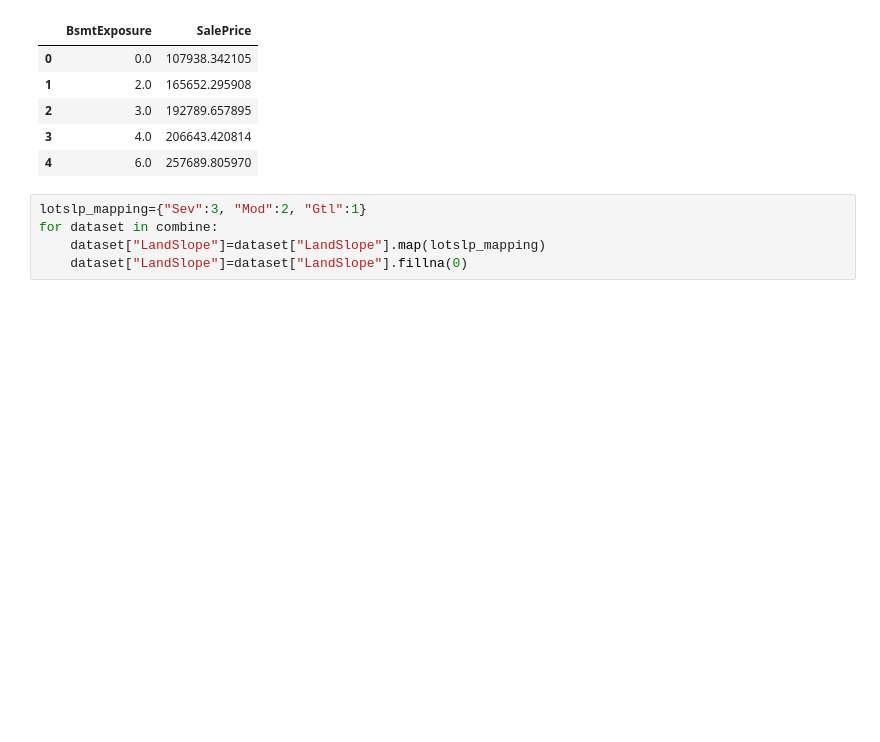
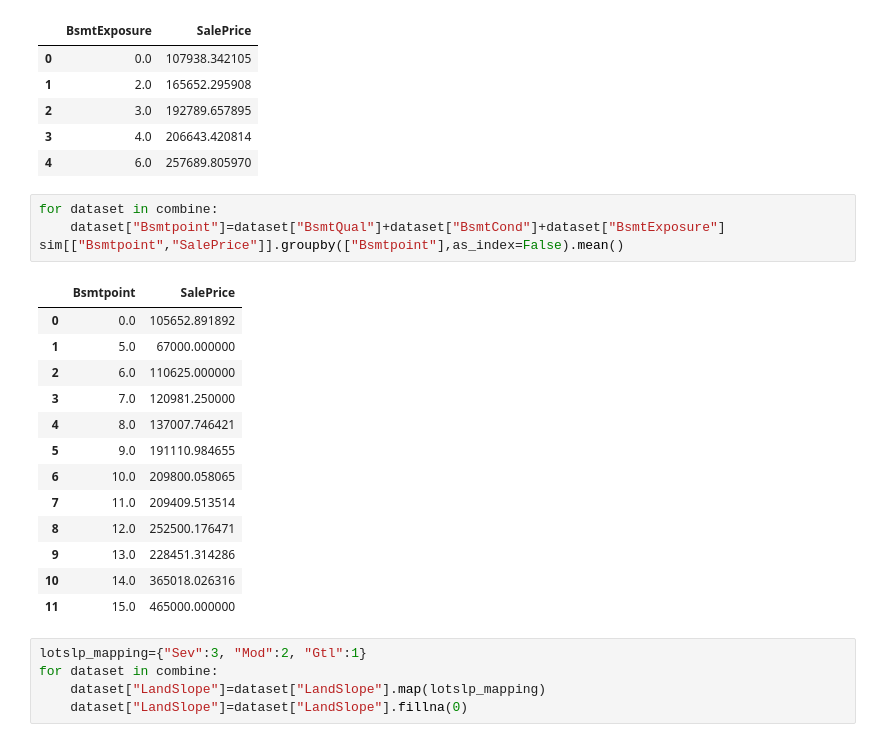
Before and after one commit to ArcheTree/2022training, a Jupyter notebook: python/kaggle/House/Untitled.ipynb, the cells around one changed output. Cells and saved outputs as stored; diff of their text form; blank space fills up the shorter version.

```diff
--- a/python/kaggle/House/Untitled.ipynb
+++ b/python/kaggle/House/Untitled.ipynb
@@ -222,6 +202,24 @@ sim[["BsmtExposure","SalePrice"]].groupby(["BsmtExposure"],as_index=False).mean(
 | 2 | 3.0 | 192789.657895 |
 | 3 | 4.0 | 206643.420814 |
 | 4 | 6.0 | 257689.805970 |
+# %%
+for dataset in combine:
+    dataset["Bsmtpoint"]=dataset["BsmtQual"]+dataset["BsmtCond"]+dataset["BsmtExposure"]
+sim[["Bsmtpoint","SalePrice"]].groupby(["Bsmtpoint"],as_index=False).mean()
+# %% [output]
+|  | Bsmtpoint | SalePrice |
+| 0 | 0.0 | 105652.891892 |
+| 1 | 5.0 | 67000.000000 |
+| 2 | 6.0 | 110625.000000 |
+| 3 | 7.0 | 120981.250000 |
+| 4 | 8.0 | 137007.746421 |
+| 5 | 9.0 | 191110.984655 |
+| 6 | 10.0 | 209800.058065 |
+| 7 | 11.0 | 209409.513514 |
+| 8 | 12.0 | 252500.176471 |
+| 9 | 13.0 | 228451.314286 |
+| 10 | 14.0 | 365018.026316 |
+| 11 | 15.0 | 465000.000000 |
 # %%
 lotslp_mapping={"Sev":3, "Mod":2, "Gtl":1}
 for dataset in combine:
```
Also changed, not shown: parts of 48 cells of this notebook, 6 other files.
